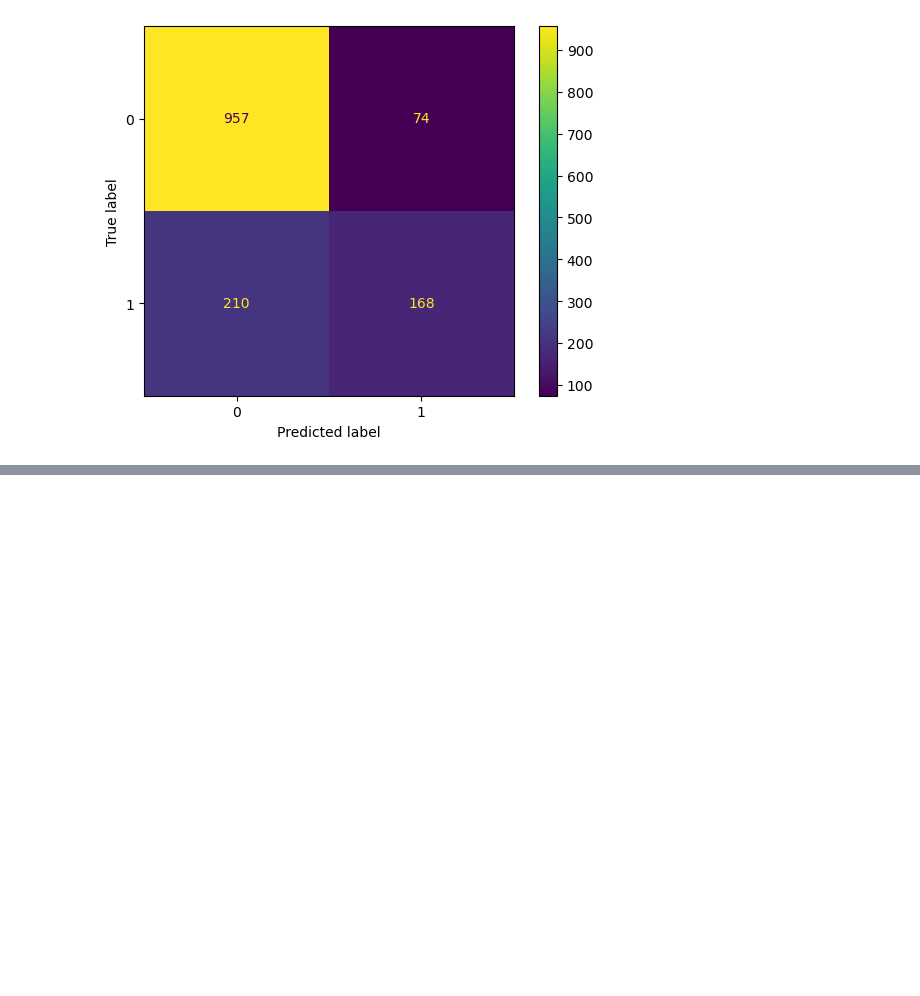
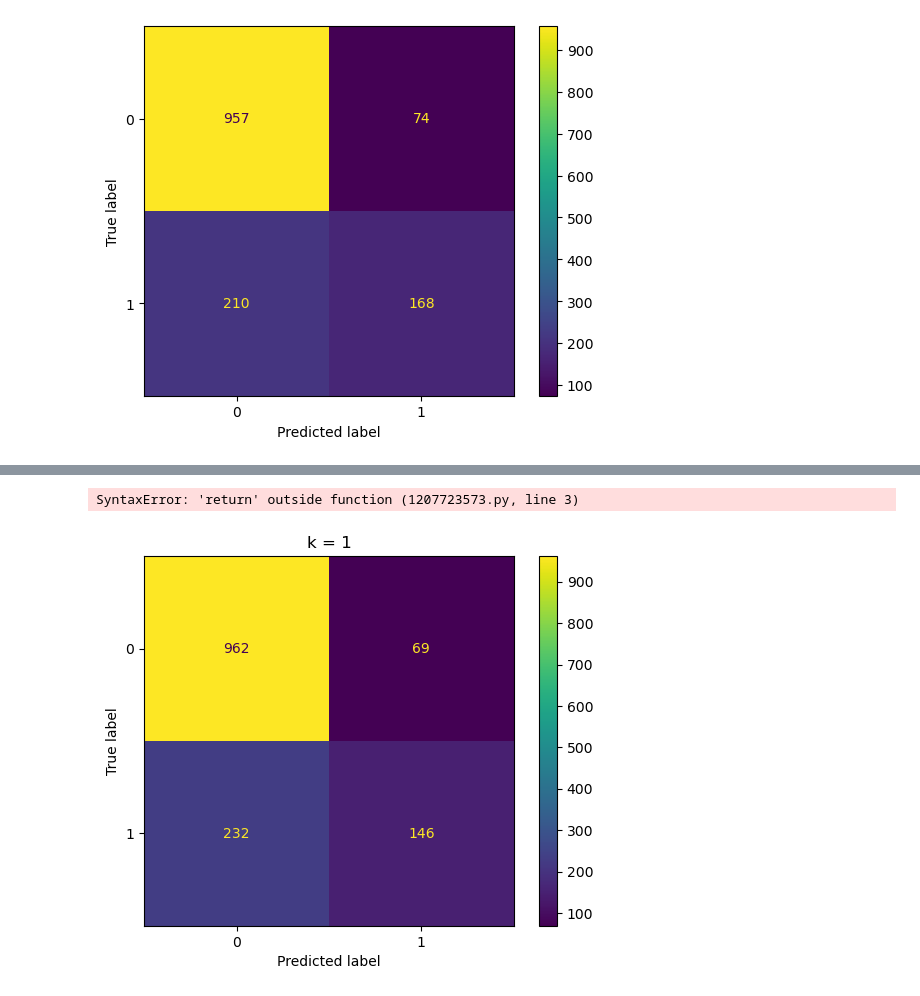
Before and after one commit to yarenmerveakin/IronYaren, a Jupyter notebook: week7/Supervised_Learning.ipynb, the cells around one changed output, grey strips where cells are left out. Drawn from its saved outputs; the diff is of its cells as text; code cells hidden in the pictures; blank space fills up the shorter version.

```diff
--- a/week7/Supervised_Learning.ipynb
+++ b/week7/Supervised_Learning.ipynb
@@ -163,3 +178,9 @@ Confusion matrix for the test set
 <sklearn.metrics._plot.confusion_matrix.ConfusionMatrixDisplay at 0x...>
 [figure]
 [figure]
+# %%
+for k in range(1, 16):
+        knn = KNeighborsClassifier(n_neighbors=k)
+        knn.fit(X_train, y_train)
+        accuracy = knn.score(X_test, y_test)
+        print(f"k = {k}: accuracy = {accuracy:.3f}")
@@ -165,0 +213,13 @@ Confusion matrix for the test set
+# %%
+knn.fit(X_train, y_train)
+y_pred = knn.predict(X_test)
+# %%
+precision = precision_score(y_test, y_pred)
+recall = recall_score(y_test, y_pred)
+# %%
+plot_confusion_matrix(knn, X_test, y_test)
+plt.title(f"k = {k}")
+return precision, recall
+# %% [output]
+SyntaxError: 'return' outside function (1207723573.py, line 3)
+[figure, added]
```
Also changed, not shown: parts of 5 cells of this notebook.
